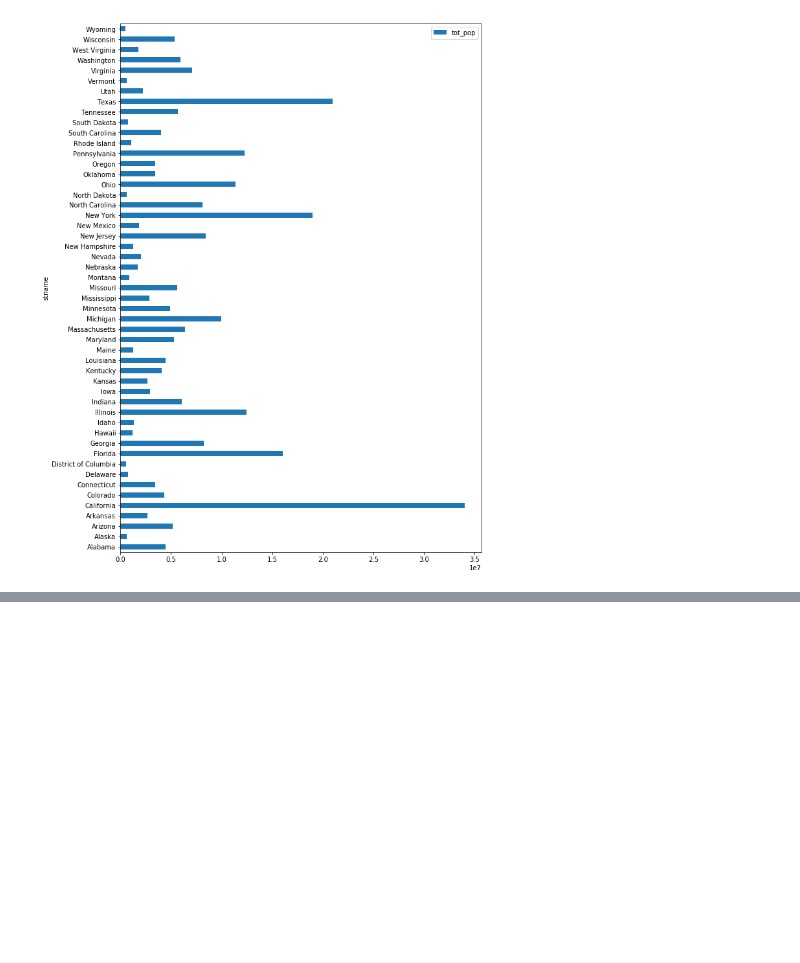
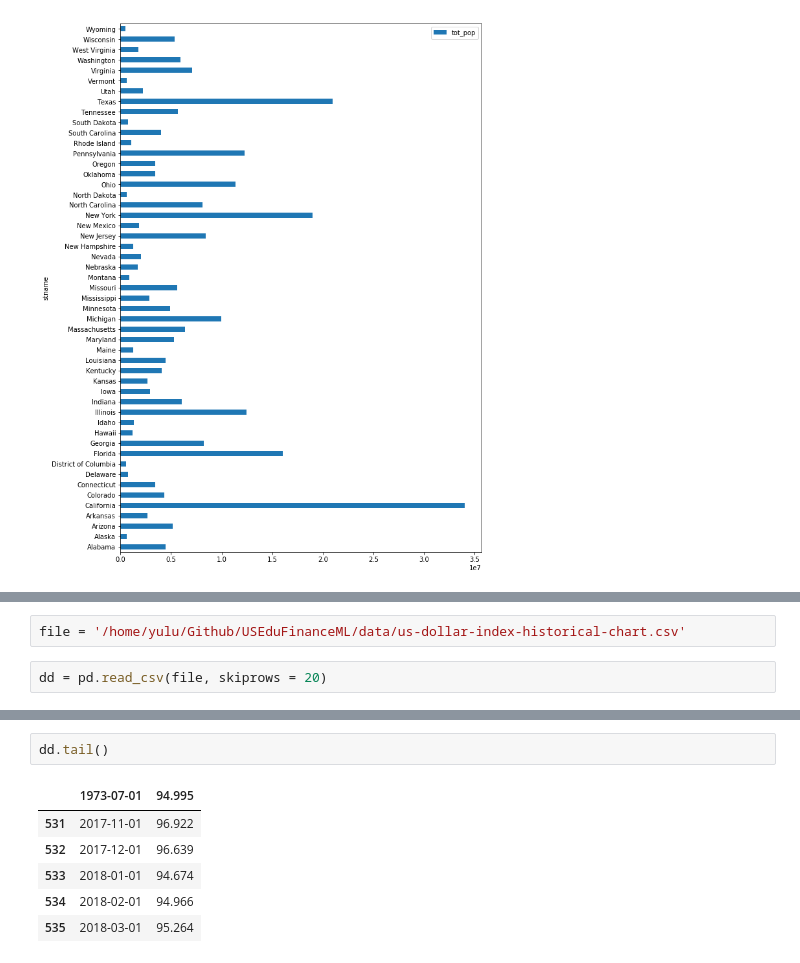
Before and after one commit to SuperYuLu/USEduFinanceML, a Jupyter notebook: DataExploration .ipynb, the cells around one changed output, grey strips where cells are left out. Cells and saved outputs as stored; diff of their text form; blank space fills up the shorter version.

Commit message:
add new data and more EDAs

```diff
--- a/DataExploration .ipynb
+++ b/DataExploration .ipynb
@@ -167,0 +179,4 @@ df_Pop20.groupby(['year', 'stname']).sum().loc[2000].plot.barh(figsize=(10, 15))
+# %%
+file = '/home/yulu/Github/USEduFinanceML/data/us-dollar-index-historical-chart.csv'
+# %%
+dd = pd.read_csv(file, skiprows = 20)
@@ -167,0 +193,9 @@ df_Pop20.groupby(['year', 'stname']).sum().loc[2000].plot.barh(figsize=(10, 15))
+# %%
+dd.tail()
+# %% [output]
+|  | 1973-07-01 | 94.995 |
+| 531 | 2017-11-01 | 96.922 |
+| 532 | 2017-12-01 | 96.639 |
+| 533 | 2018-01-01 | 94.674 |
+| 534 | 2018-02-01 | 94.966 |
+| 535 | 2018-03-01 | 95.264 |
```
Also changed, not shown: parts of 3 cells of this notebook, 5 other files.
